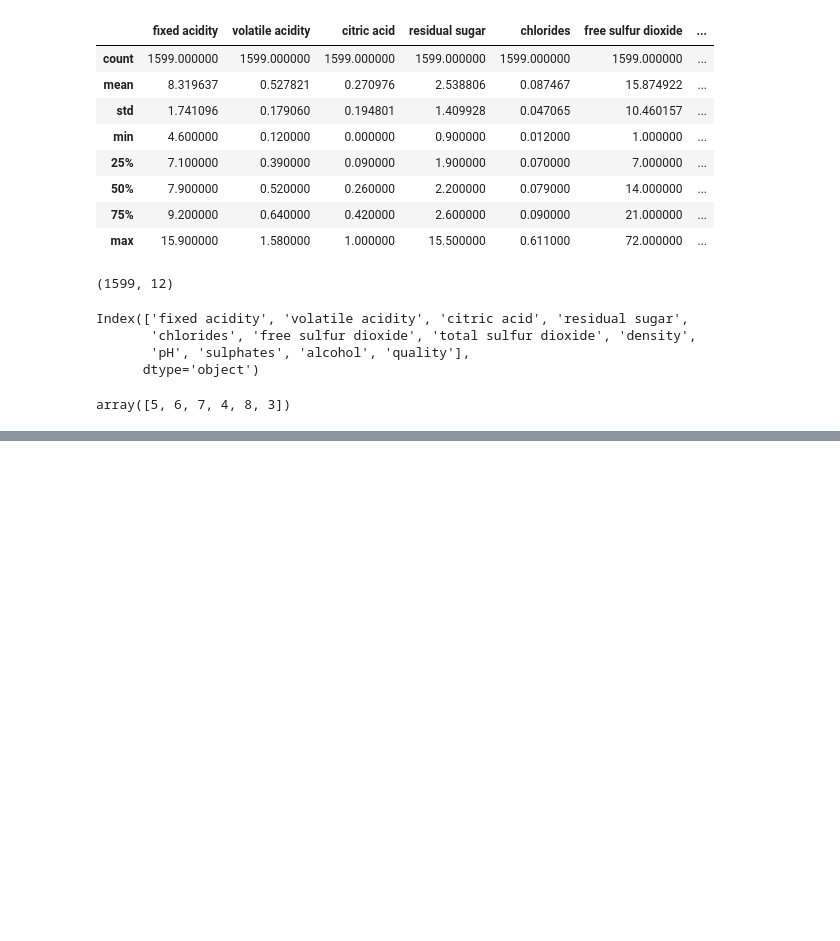
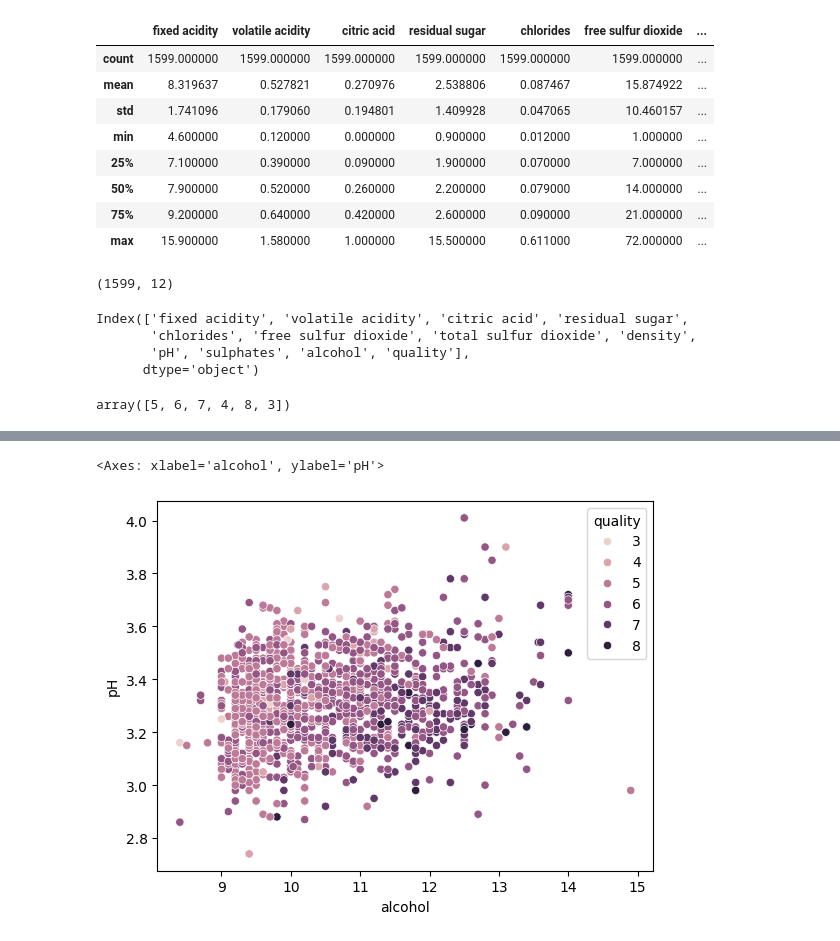
Before and after one commit to Sambitasterio/Python-practice, a Jupyter notebook: DATA ANALYSIS/EDA_RED_WINE.ipynb, the cells around one changed output, grey strips where cells are left out. Drawn from its saved outputs; the diff is of its cells as text; code cells hidden in the pictures; blank space fills up the shorter version.

```diff
--- a/DATA ANALYSIS/EDA_RED_WINE.ipynb
+++ b/DATA ANALYSIS/EDA_RED_WINE.ipynb
@@ -88,0 +164,5 @@ array([5, 6, 7, 4, 8, 3])
+# %%
+sns.scatterplot(x='alcohol',y='pH',hue='quality',data=df)
+# %% [output]
+<Axes: xlabel='alcohol', ylabel='pH'>
+[figure, added]
```
Also changed, not shown: parts of 7 cells of this notebook.
